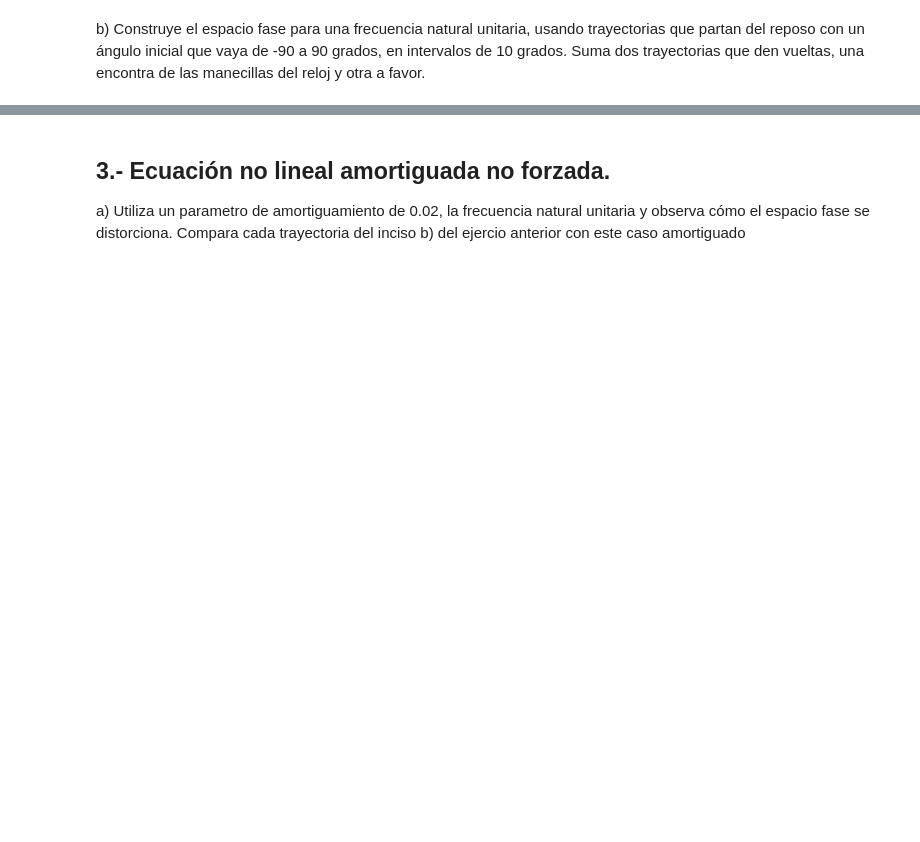
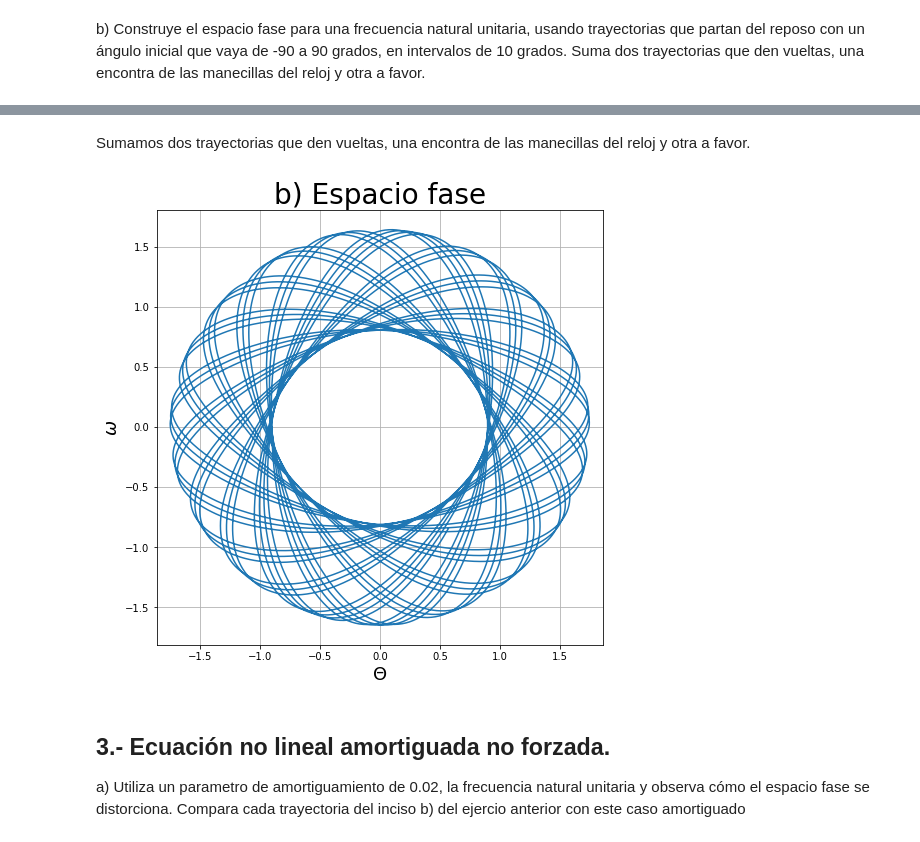
Before and after one commit to MecAnalitica/tarea2-Oscar2401, a Jupyter notebook: Tarea2/Tarea2.ipynb, the cells around one changed output, grey strips where cells are left out. Saved outputs shown, nothing was run; the diff lists cells and outputs as text; code cells hidden in the pictures; blank space fills up the shorter version.

```diff
--- a/Tarea2/Tarea2.ipynb
+++ b/Tarea2/Tarea2.ipynb
@@ -263,3 +284,16 @@ plt.show()
+# %% [markdown]
+Sumamos dos trayectorias que den vueltas, una encontra de las manecillas del reloj y otra a favor.
+# %%
+plt.figure(figsize=(8,8))
+plt.title('b) Espacio fase',fontsize = 28, color = '0', verticalalignment = 'baseline', horizontalalignment = 'center')
+plt.plot(sol_2b[6][:, 0] + sol_2b[1][:, 0], sol_2b[6][:, 1]+sol_2b[1][:, 1])
+plt.xlabel('$\Theta$',fontsize=18)
+plt.ylabel('$\omega$',fontsize=18)
+plt.axis('equal')
+plt.grid()
+plt.show()
+# %% [output]
+[figure, added]
 # %% [markdown]
 ## 3.- Ecuación no lineal amortiguada no forzada.
 
```
Also changed, not shown: parts of 17 cells of this notebook.
